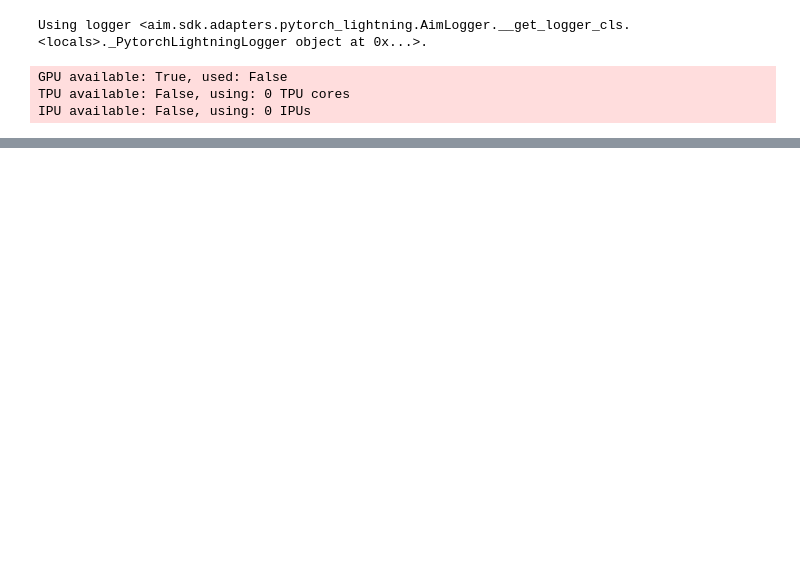
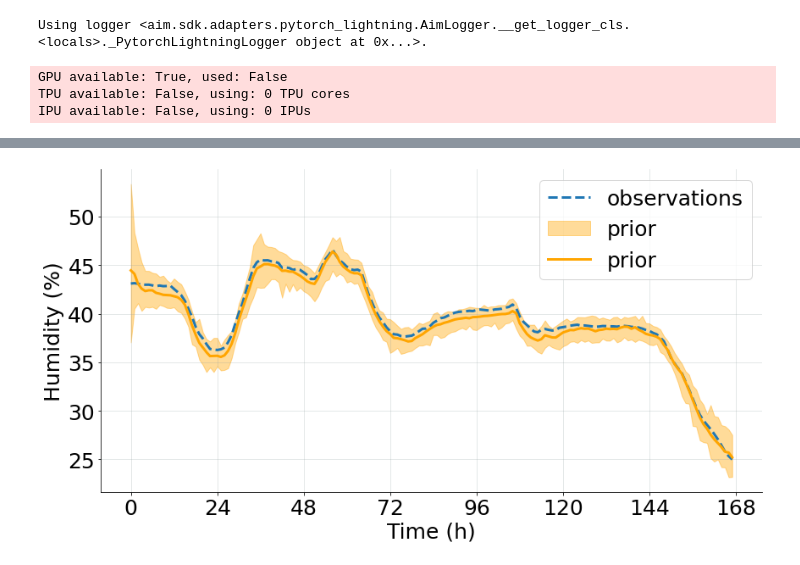
Before and after one commit to maxjcohen/vqvae, a Jupyter notebook: oze_end2end.ipynb, the cells around one changed output, grey strips where cells are left out. Saved outputs shown, nothing was run; the diff lists cells and outputs as text; code cells hidden in the pictures; blank space fills up the shorter version.

```diff
--- a/oze_end2end.ipynb
+++ b/oze_end2end.ipynb
@@ -128,0 +129,16 @@ plt.show()
+# %%
+samples = litmodule.sample(observations, commands, n_samples=100)
+mins, maxs, mean = samples.min(dim=2)[0], samples.max(dim=2)[0], samples.mean(dim=2)
+# %%
+mins, maxs, mean, observations = map(lambda x: dataloader.dataset.rescale(x, label="observation"), (mins, maxs, mean, observations))
+# %%
+plt.plot(observations[:, idx_sample].numpy().squeeze(), "--", lw=3, label="observations")
+plt.fill_between(x=np.arange(len(mins)), y1=mins[:, idx_sample].numpy().squeeze(), y2=maxs[:, idx_sample].numpy().squeeze(), alpha=.4, color="orange", label="prior")
+plt.plot(mean[:, idx_sample].numpy().squeeze(), color="orange", lw=3, label="prior")
+plt.xticks(np.arange(0, len(sample)+1, 24))
+plt.xlabel("Time (h)")
+plt.ylabel("Humidity (%)")
+plt.legend()
+plt.show()
+# %% [output]
+[figure, added]
```
Also changed, not shown: parts of 5 cells of this notebook, 1 other file.
